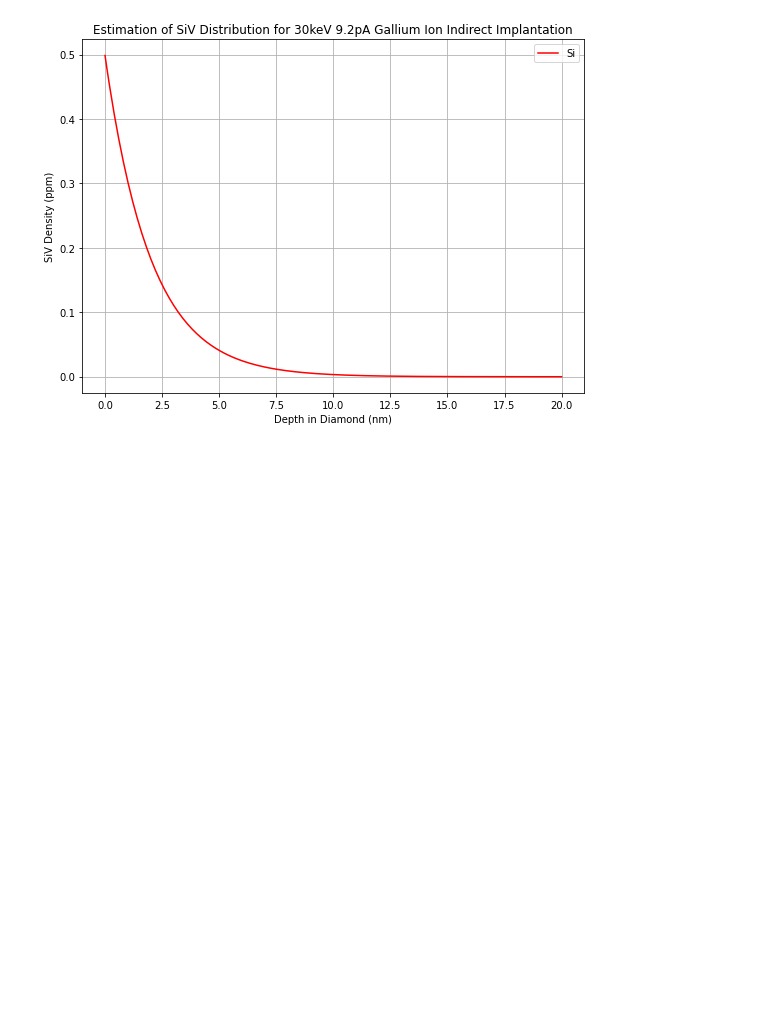
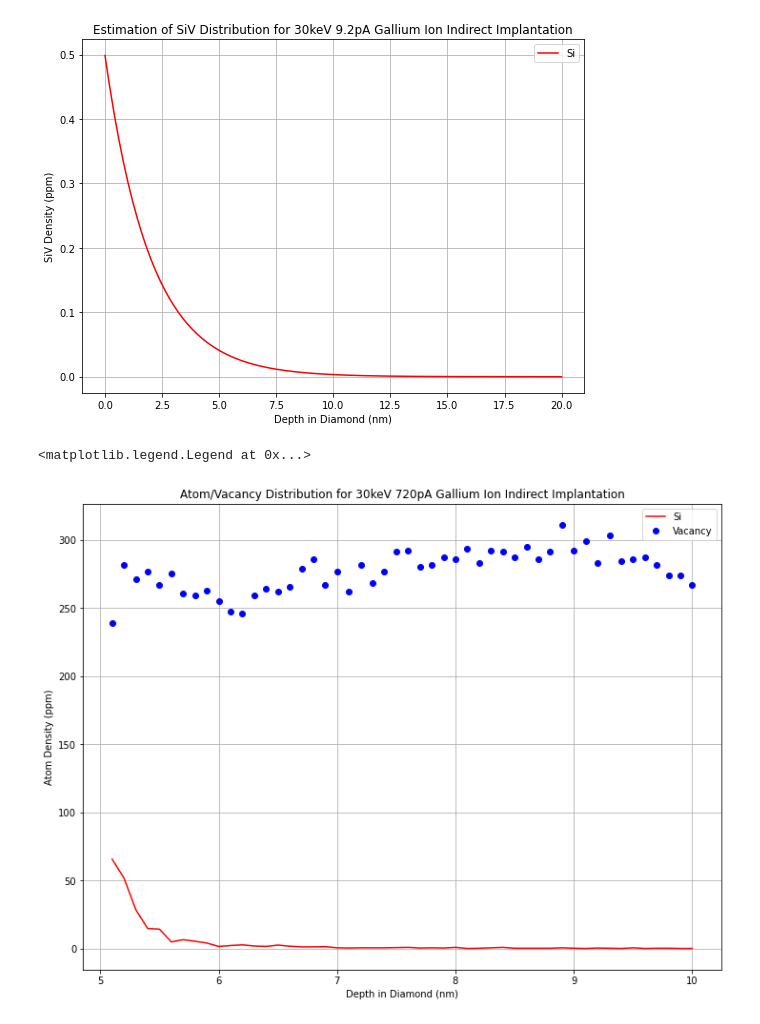
Before and after one commit to ahserhan/SiO2-SiV, a Jupyter notebook: simulation_process.ipynb, the cells around one changed output. Drawn from its saved outputs; the diff is of its cells as text; code cells hidden in the pictures; blank space fills up the shorter version.

```diff
--- a/simulation_process.ipynb
+++ b/simulation_process.ipynb
@@ -191,3 +191,23 @@ plt.legend()
 # %% [output]
 <matplotlib.legend.Legend at 0x...>
 [figure]
+# %%
+Index = list(range(50,100))
+finev = pd.read_csv('fineVACANCY.csv')
+cv = finev['C']
+cvppm = cv * 1e8 * 2.35e23 / (diamondDensity*1e6)
+fineDepth = finev['DEPTH']
+finesi = pd.read_csv('fineRANGE.csv')
+si = finesi['Si']
+sippm = si * 2.35e23/(diamondDensity*1e6)
+myfig = plt.figure(figsize=(12,9))
+plt.grid()
+plt.title('Atom/Vacancy Distribution for 30keV 720pA Gallium Ion Indirect Implantation')
+plt.xlabel(r'Depth in Diamond (nm)')
+plt.ylabel(r'Atom Density (ppm)')
+plt.plot((fineDepth/10)[Index], sippm[Index], '-r',label = 'Si')
+plt.plot((fineDepth/10)[Index], cvppm[Index],'ob',label = 'Vacancy')
+plt.legend()
+# %% [output]
+<matplotlib.legend.Legend at 0x...>
+[figure, added]
```
Also changed, not shown: parts of 3 cells of this notebook.
